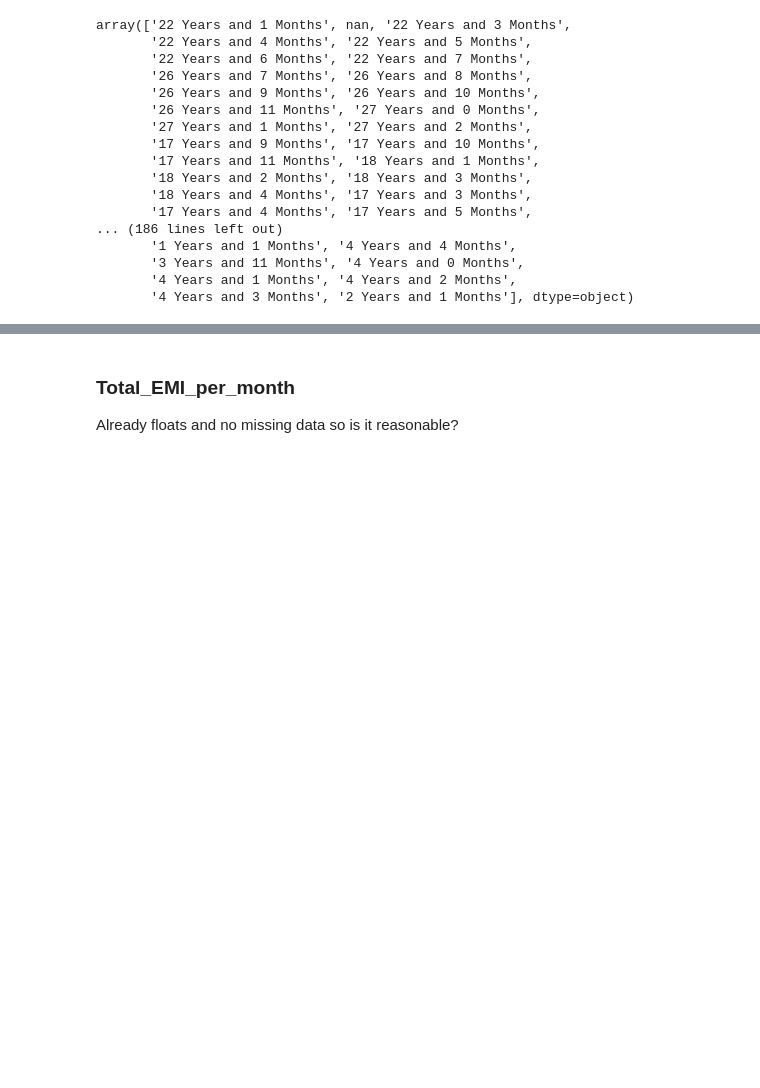
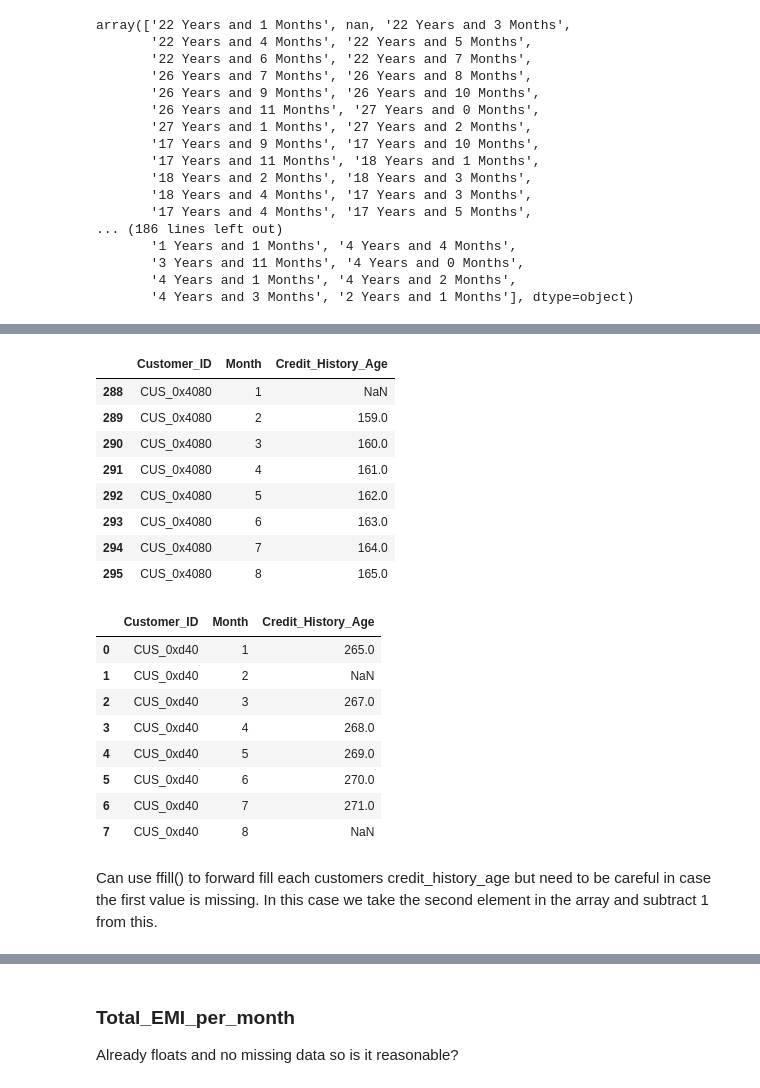
Before and after one commit to jackhenshaw/creditScore, a Jupyter notebook: credit_score.ipynb, the cells around one changed output, grey strips where cells are left out. Drawn from its saved outputs; the diff is of its cells as text; code cells hidden in the pictures; blank space fills up the shorter version.

```diff
--- a/credit_score.ipynb
+++ b/credit_score.ipynb
@@ -970,0 +986,24 @@ df_train['Credit_History_Age'] = df_train['Credit_History_Age'].apply(lambda s :
+# %%
+display(df_train[df_train['Customer_ID'] == "CUS_0x4080"][['Customer_ID', 'Month','Credit_History_Age']])
+display(df_train[df_train['Customer_ID'] == "CUS_0xd40"][['Customer_ID', 'Month', 'Credit_History_Age']])
+# %% [output]
+|  | Customer_ID | Month | Credit_History_Age |
+| 288 | CUS_0x4080 | 1 | NaN |
+| 289 | CUS_0x4080 | 2 | 159.0 |
+| 290 | CUS_0x4080 | 3 | 160.0 |
+| 291 | CUS_0x4080 | 4 | 161.0 |
+| 292 | CUS_0x4080 | 5 | 162.0 |
+| 293 | CUS_0x4080 | 6 | 163.0 |
+| 294 | CUS_0x4080 | 7 | 164.0 |
+| 295 | CUS_0x4080 | 8 | 165.0 |
+|  | Customer_ID | Month | Credit_History_Age |
+| 0 | CUS_0xd40 | 1 | 265.0 |
+| 1 | CUS_0xd40 | 2 | NaN |
+| 2 | CUS_0xd40 | 3 | 267.0 |
+| 3 | CUS_0xd40 | 4 | 268.0 |
+| 4 | CUS_0xd40 | 5 | 269.0 |
+| 5 | CUS_0xd40 | 6 | 270.0 |
+| 6 | CUS_0xd40 | 7 | 271.0 |
+| 7 | CUS_0xd40 | 8 | NaN |
+# %% [markdown]
+Can use ffill() to forward fill each customers credit_history_age but need to be careful in case the first value is missing. In this case we take the second element in the array and subtract 1 from this.
```
Also changed, not shown: parts of 61 cells of this notebook.
